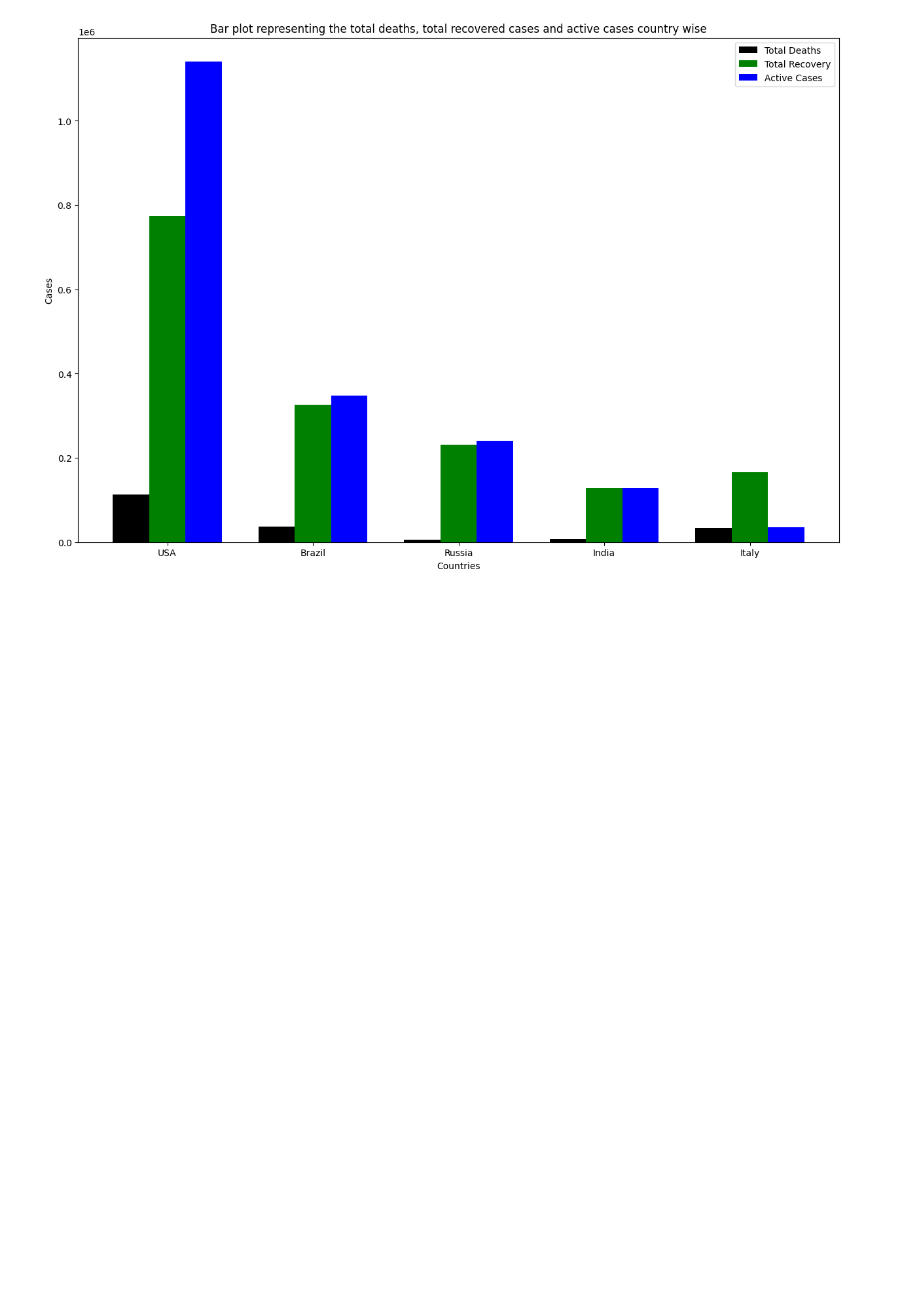
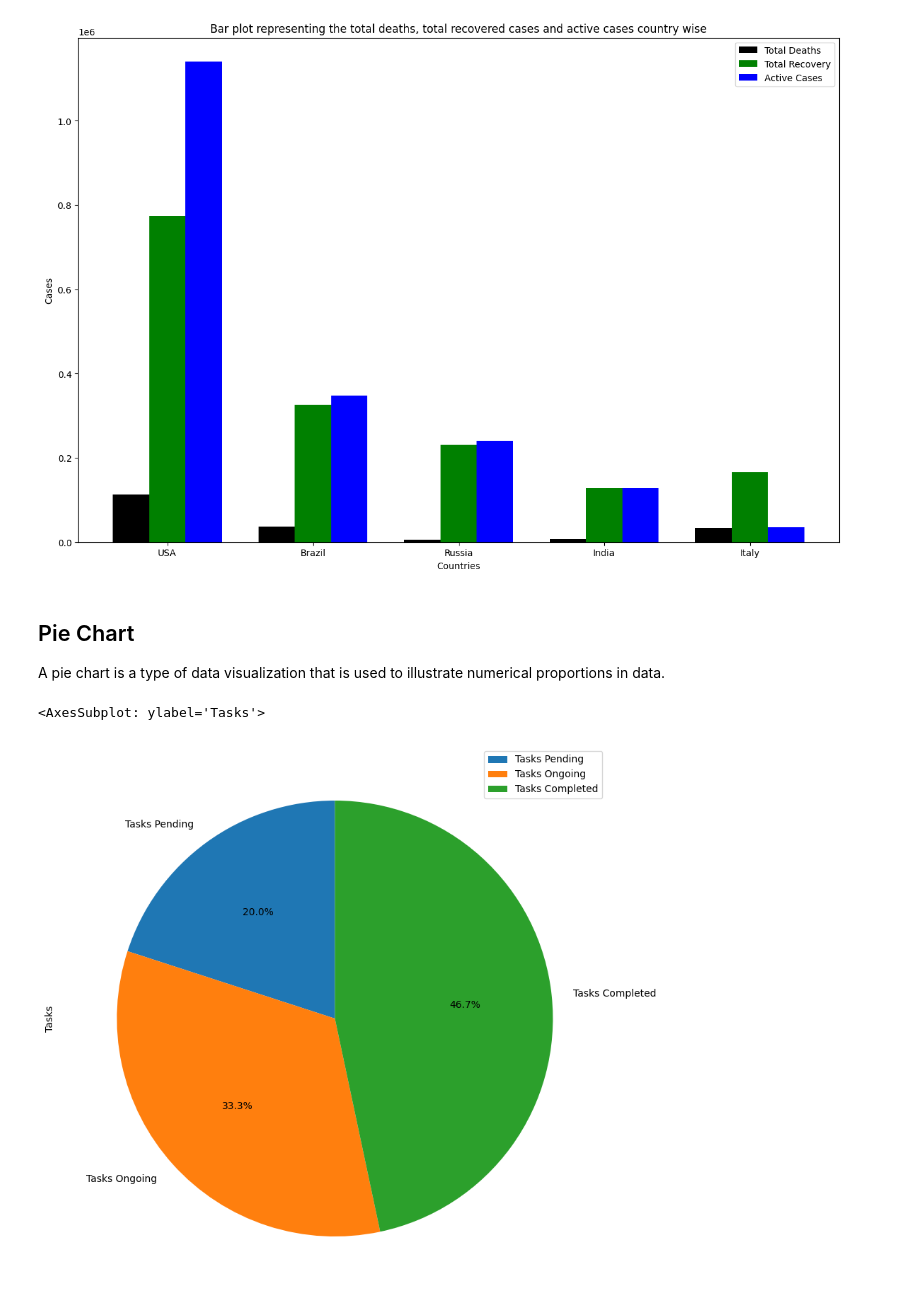
Before and after one commit to harsh3294/MSC_CS_Sem4, a Jupyter notebook: Data Science/Practicals/Practical 1/Practical 1.ipynb, the cells around one changed output. Drawn from its saved outputs; the diff is of its cells as text; code cells hidden in the pictures; blank space fills up the shorter version.

Commit message:
completed practical 1 in data science

```diff
--- a/Data Science/Practicals/Practical 1/Practical 1.ipynb
+++ b/Data Science/Practicals/Practical 1/Practical 1.ipynb
@@ -419,3 +419,25 @@ plt.savefig('4BarPlot.png')
 plt.show()
 # %% [output]
 [figure]
+# %% [markdown]
+## Pie Chart
+A pie chart is a type of data visualization that is used to illustrate numerical proportions in data.
+# %%
+#!pip install pandas
+# Data Frame plotting
+from pandas import DataFrame
+import matplotlib.pyplot as plt
+
+Data = {'Tasks': [300,500,700],
+       'Task Type' : ['Tasks Pending','Tasks Ongoing','Tasks Completed']
+       }
+
+df = DataFrame(Data)
+df.set_index('Task Type', inplace=True)
+
+# autopct has extra % at the end as escape, as % is interpreted as formatting string begin by default.
+# Only pie chart needs labels to be data frame index
+df.plot.pie(y='Tasks', figsize=(10,10),autopct='%1.1f%%', startangle=90)
+# %% [output]
+<AxesSubplot: ylabel='Tasks'>
+[figure, added]
```
Also changed, not shown: parts of 46 cells of this notebook, 3 other files.
